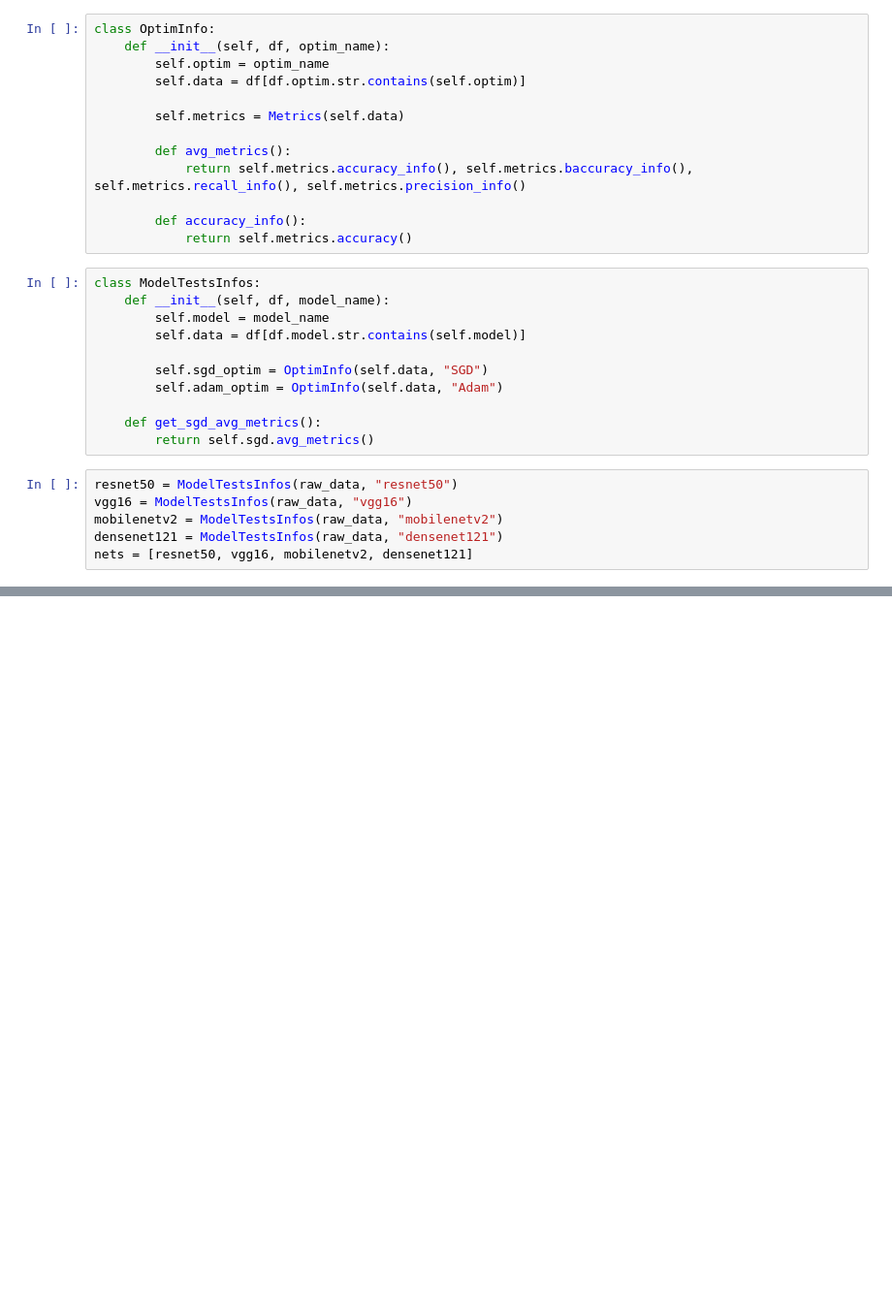
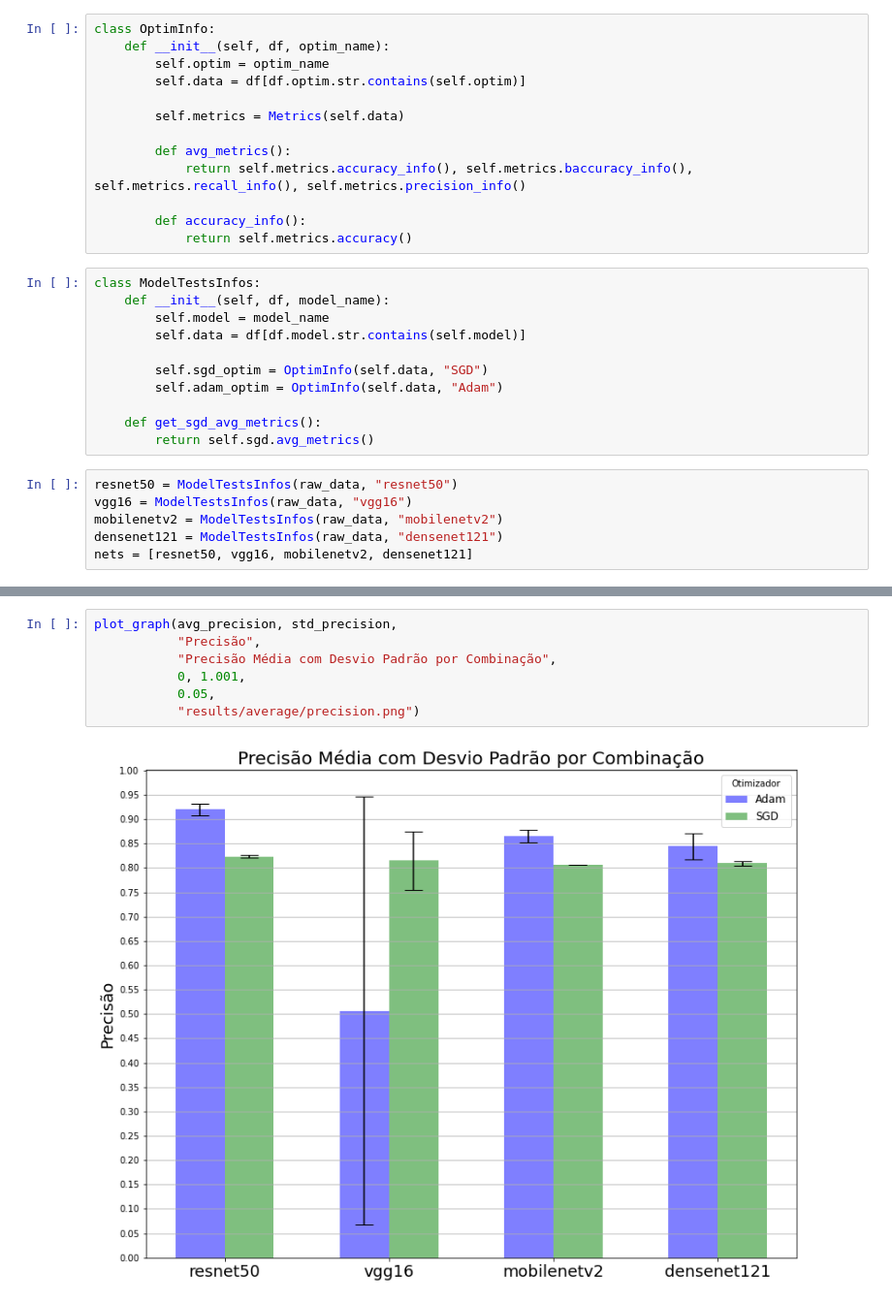
Before and after one commit to beamaia/ic-neural-networks-sensitivity-analysis-bb, a Jupyter notebook: cnn/results_analysis.ipynb, the cells around one changed output, grey strips where cells are left out. Shown at 97% size. Saved outputs shown, nothing was run; the diff lists cells and outputs as text; blank space fills up the shorter version.

```diff
--- a/cnn/results_analysis.ipynb
+++ b/cnn/results_analysis.ipynb
@@ -150,0 +267,9 @@ densenet121
+# %%
+plot_graph(avg_precision, std_precision,
+           "Precisão",
+           "Precisão Média com Desvio Padrão por Combinação",
+           0, 1.001,
+           0.05,
+           "results/average/precision.png")
+# %% [output]
+[figure, added]
```
Also changed, not shown: parts of 19 cells of this notebook, 4 other files.
